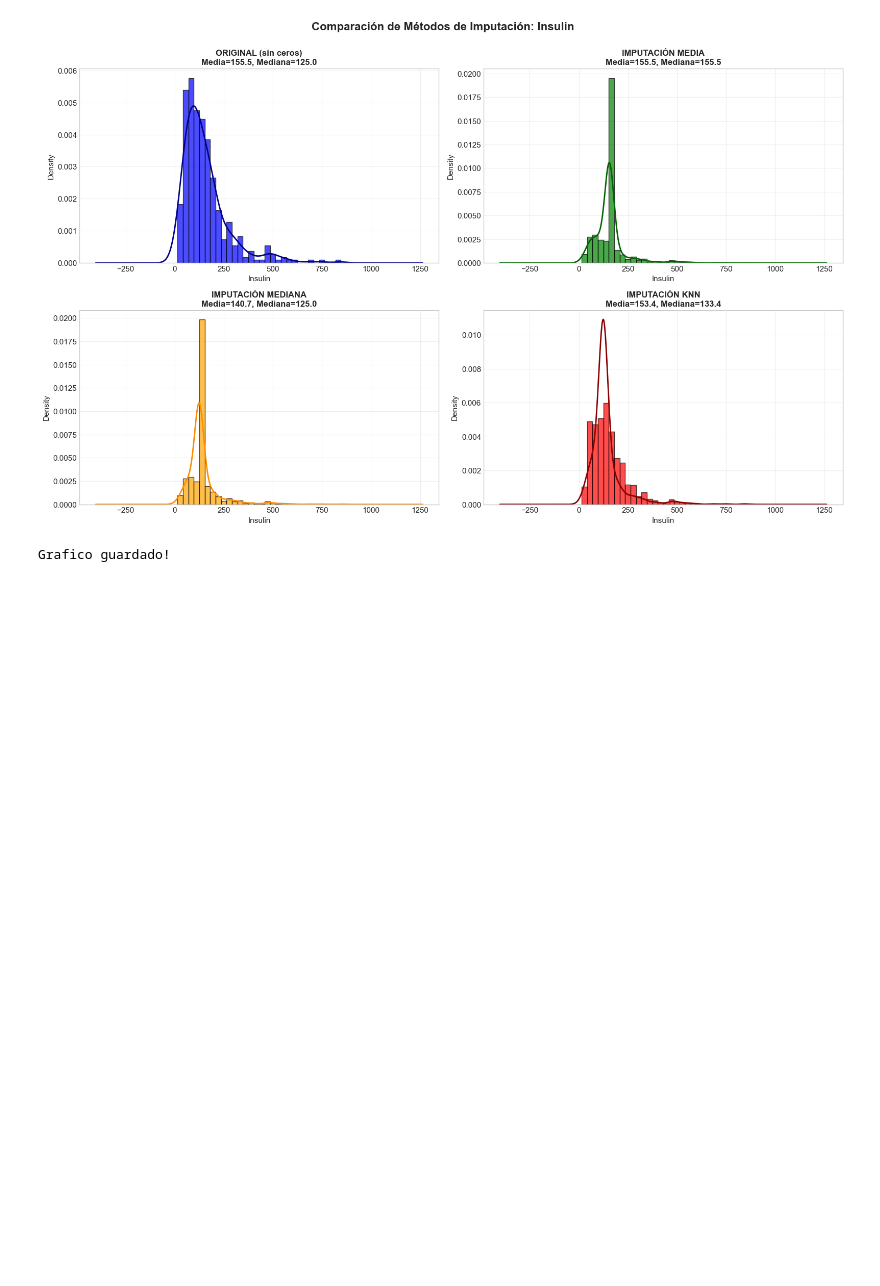
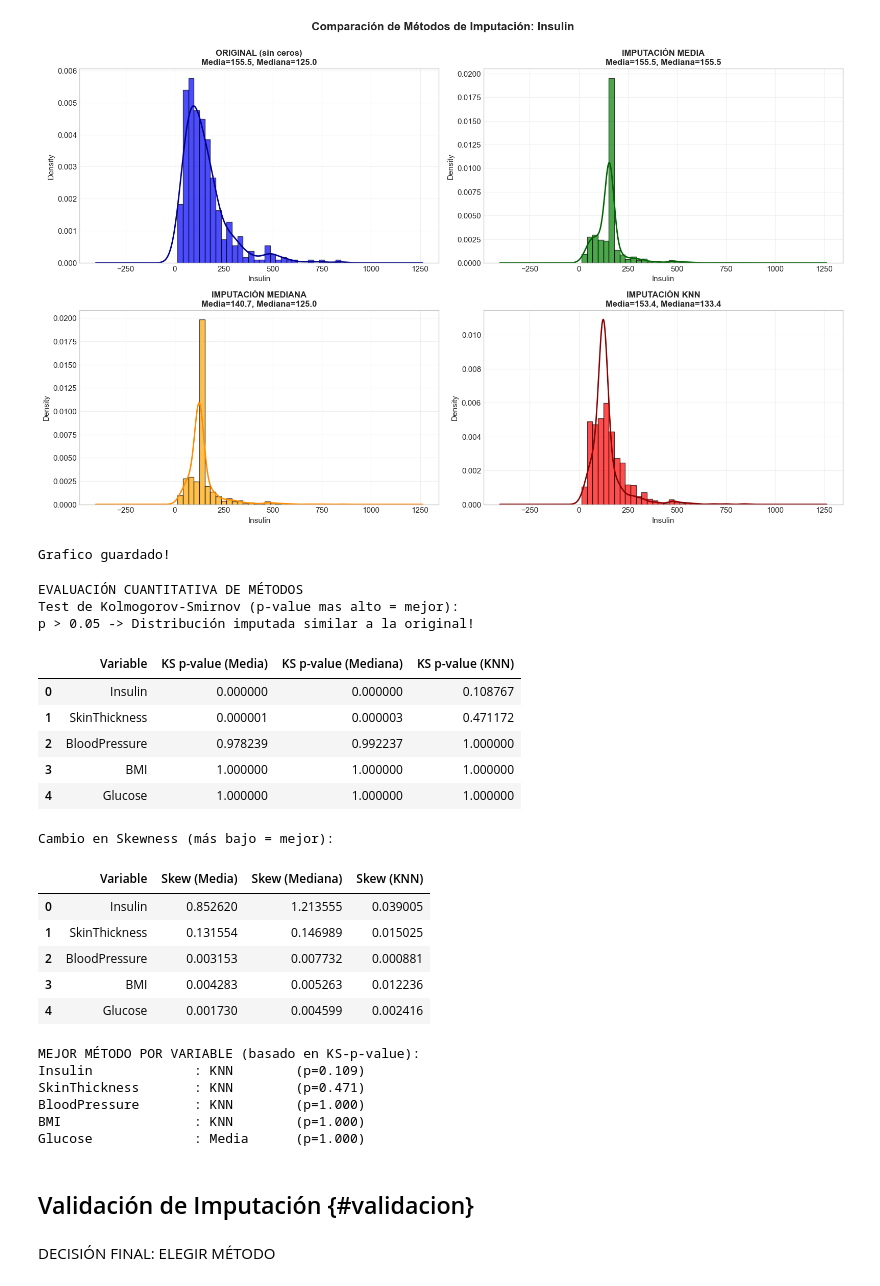
Before and after one commit to angel-rom444/diabetes-risk-predictor, a Jupyter notebook: notebooks/03_preprocessig_PART.ipynb, the cells around one changed output. Cells and saved outputs as stored; diff of their text form; code cells hidden in the pictures; blank space fills up the shorter version.

```diff
--- a/notebooks/03_preprocessig_PART.ipynb
+++ b/notebooks/03_preprocessig_PART.ipynb
@@ -566,30 +566,80 @@ from scipy.stats import ks_2samp
 evaluation_results = []
 
 for col in vars_with_missing:
     # Datos originales (sin NaN/ceros)
     original = df_before[df_before[col] > 0][col]
 
     # Test de Kolmogorov-Smirnov (compara distribuciones)
     # H0: Las distribuciones son iguales
     # p-value alto (>0.05) = distribuciones similares
 
     ks_mean, p_mean = ks_2samp(original, df_imputed_mean[col])
     ks_median, p_median = ks_2samp(original, df_imputed_median[col])
     ks_knn, p_knn = ks_2samp(original, df_imputed_knn[col])
 
     # Diferencia de skewness
     skew_diff_mean = abs(df_imputed_mean[col].skew() - original.skew())
     skew_diff_median = abs(df_imputed_median[col].skew() - original.skew())
     skew_diff_knn = abs(df_imputed_knn[col].skew() - original.skew())
 
     evaluation_results.append({
         'Variable': col,
         'KS p-value (Media)': p_mean,
         'KS p-value (Mediana)': p_median,
         'KS p-value (KNN)': p_knn,
         'Skew (Media)': skew_diff_mean,
         'Skew (Mediana)': skew_diff_median,
         'Skew (KNN)': skew_diff_knn,
     })
 
 df_evaluation = pd.DataFrame(evaluation_results)
+
+print('Test de Kolmogorov-Smirnov (p-value mas alto = mejor):')
+print('p > 0.05 -> Distribución imputada similar a la original!\n')
+display(df_evaluation[['Variable', 'KS p-value (Media)', 'KS p-value (Mediana)', 'KS p-value (KNN)']].
+    style.background_gradient(subset=['KS p-value (Media)', 'KS p-value (Mediana)', 'KS p-value (KNN)'],
+                             cmap='Purples'))
+
+print('Cambio en Skewness (más bajo = mejor):')
+display(df_evaluation[['Variable', 'Skew (Media)', 'Skew (Mediana)', 'Skew (KNN)']].
+    style.background_gradient(subset=['Skew (Media)', 'Skew (Mediana)', 'Skew (KNN)'],
+                             cmap='Purples'))
+
+
+# Mejor método por variable
+print('MEJOR MÉTODO POR VARIABLE (basado en KS-p-value):')
+for i, row in df_evaluation.iterrows():
+    scores = {
+        'Media': row['KS p-value (Media)'],
+        'Mediana': row['KS p-value (Mediana)'],
+        'KNN': row['KS p-value (KNN)']
+    }
+    best_method = max(scores, key=scores.get)
+    print(f'{row['Variable']:20s}: {best_method:10s} (p={scores[best_method]:.3f})')
+# %% [output]
+EVALUACIÓN CUANTITATIVA DE MÉTODOS
+Test de Kolmogorov-Smirnov (p-value mas alto = mejor):
+p > 0.05 -> Distribución imputada similar a la original!
+|  | Variable | KS p-value (Media) | KS p-value (Mediana) | KS p-value (KNN) |
+| 0 | Insulin | 0.000000 | 0.000000 | 0.108767 |
+| 1 | SkinThickness | 0.000001 | 0.000003 | 0.471172 |
+| 2 | BloodPressure | 0.978239 | 0.992237 | 1.000000 |
+| 3 | BMI | 1.000000 | 1.000000 | 1.000000 |
+| 4 | Glucose | 1.000000 | 1.000000 | 1.000000 |
+Cambio en Skewness (más bajo = mejor):
+|  | Variable | Skew (Media) | Skew (Mediana) | Skew (KNN) |
+| 0 | Insulin | 0.852620 | 1.213555 | 0.039005 |
+| 1 | SkinThickness | 0.131554 | 0.146989 | 0.015025 |
+| 2 | BloodPressure | 0.003153 | 0.007732 | 0.000881 |
+| 3 | BMI | 0.004283 | 0.005263 | 0.012236 |
+| 4 | Glucose | 0.001730 | 0.004599 | 0.002416 |
+MEJOR MÉTODO POR VARIABLE (basado en KS-p-value):
+Insulin             : KNN        (p=0.109)
+SkinThickness       : KNN        (p=0.471)
+BloodPressure       : KNN        (p=1.000)
+BMI                 : KNN        (p=1.000)
+Glucose             : Media      (p=1.000)
+# %% [markdown]
+## Validación de Imputación {#validacion}
+# %% [markdown]
+DECISIÓN FINAL: ELEGIR MÉTODO
```
Also changed, not shown: parts of 1 cell of this notebook.
